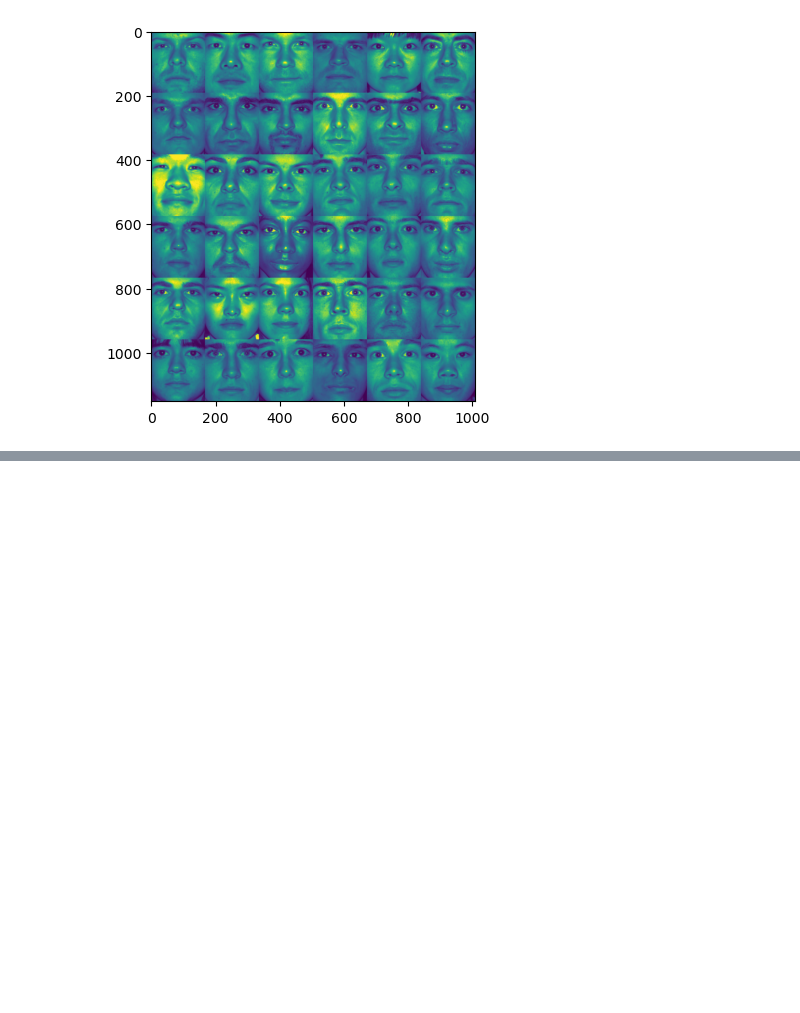
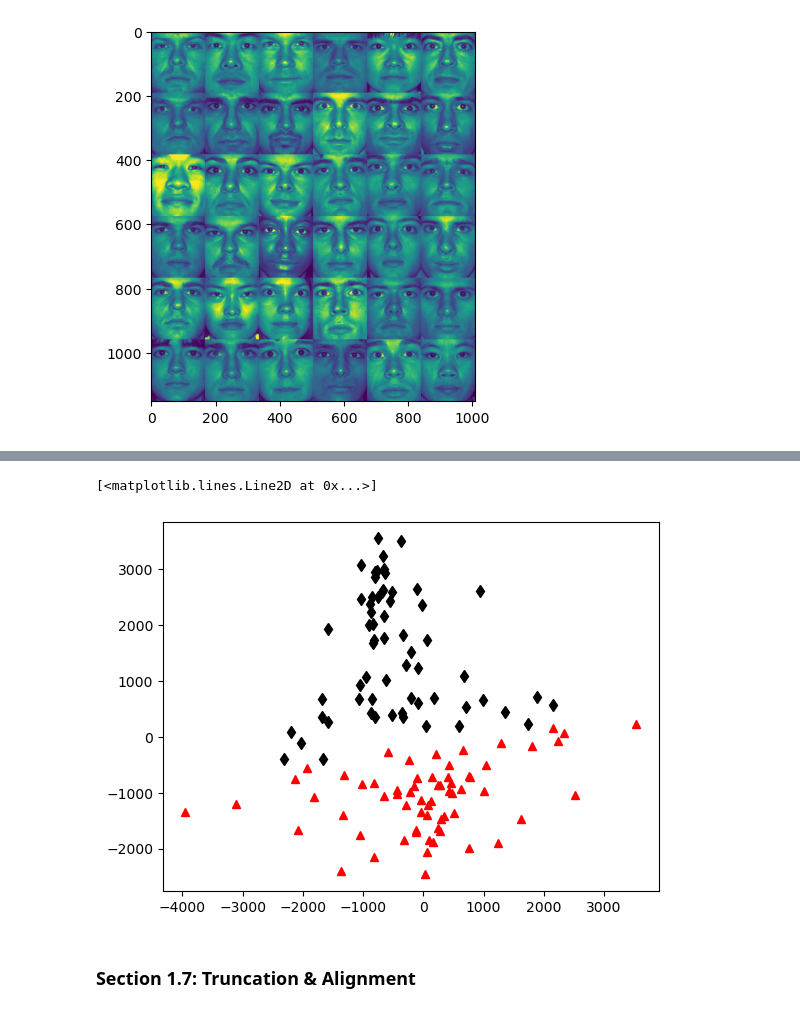
Before and after one commit to sa8692/Machine_Learning_Book_Exercises, a Jupyter notebook: Chapter_1.ipynb, the cells around one changed output, grey strips where cells are left out. Cells and saved outputs as stored; diff of their text form; code cells hidden in the pictures; blank space fills up the shorter version.

```diff
--- a/Chapter_1.ipynb
+++ b/Chapter_1.ipynb
@@ -288,0 +300,23 @@ img_u1 = ax2.imshow(np.reshape(U[:, 0], (m,n)).T)
+# %%
+#Project images for two specific people onto the 5th and 6th eigenfaces to illustrate potential for automated classification
+
+P1num = 2 #Person number 2
+P2num = 7 #Person number 7
+
+P1 = faces[:, np.sum(nfaces[:(P1num-1)]):np.sum(nfaces[:P1num])]
+P2 = faces[:, np.sum(nfaces[:(P2num-1)]):np.sum(nfaces[:P2num])]
+
+P1 = P1 - np.tile(avgFace, (P1.shape[1], 1)).T
+P2 = P2 - np.tile(avgFace, (P2.shape[1], 1)).T
+
+PCAmodes = [5, 6] #Project onto PCA nodes 5 & 6
+PCACoordsP1 = U[:, PCAmodes - np.ones_like(PCAmodes)].T @ P1
+PCACoordsP2 = U[:, PCAmodes - np.ones_like(PCAmodes)].T @ P2
+
+plt.plot(PCACoordsP1[0, :], PCACoordsP1[1, :], 'd', color = 'k')
+plt.plot(PCACoordsP2[0, :], PCACoordsP2[1, :], '^', color = 'r')
+# %% [output]
+[<matplotlib.lines.Line2D at 0x...>]
+[figure, added]
+# %% [markdown]
+### Section 1.7: Truncation & Alignment
```
Also changed, not shown: parts of 7 cells of this notebook.
